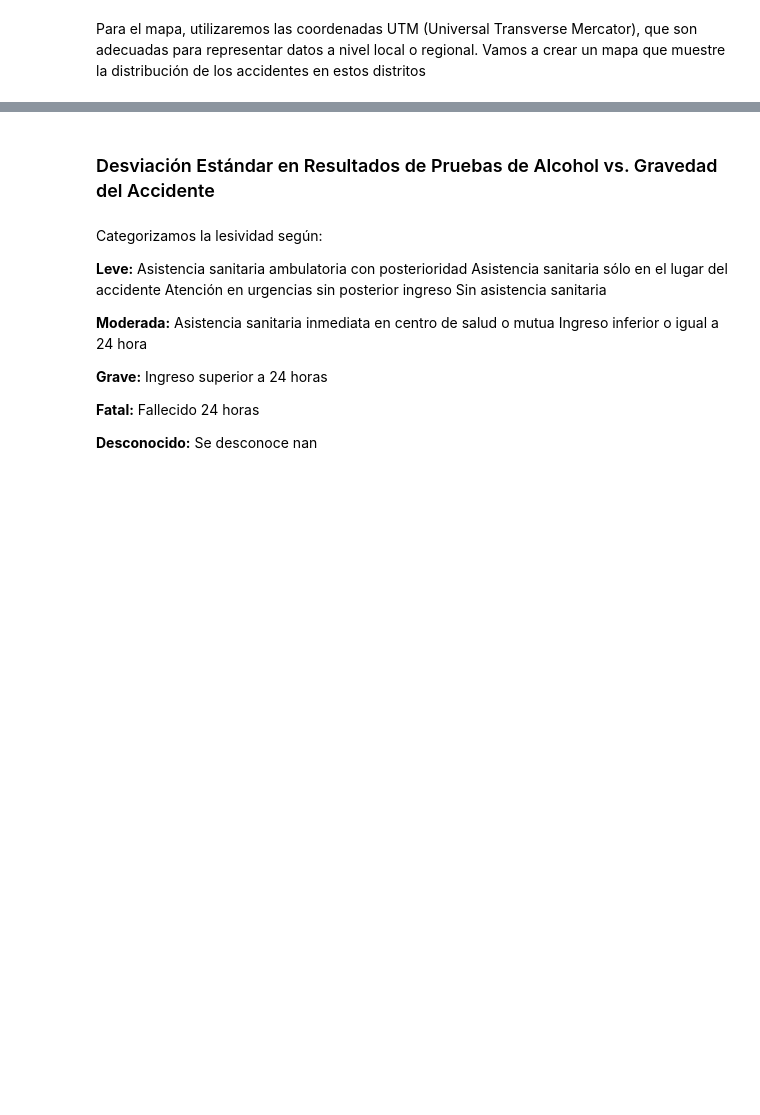
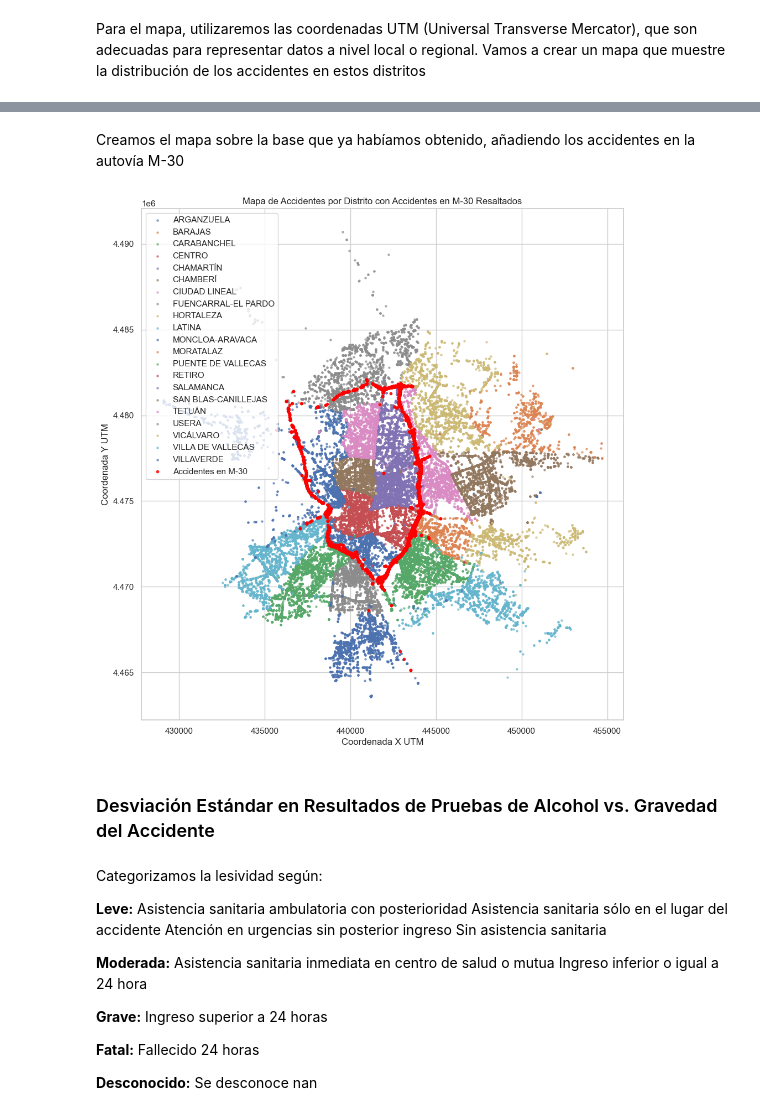
Before and after one commit to lucaramirezo/Traffic-Network-Transparency, a Jupyter notebook: Exploratory-Descriptive_Data_Analysis.ipynb, the cells around one changed output, grey strips where cells are left out. Drawn from its saved outputs; the diff is of its cells as text; code cells hidden in the pictures; blank space fills up the shorter version.

```diff
--- a/Exploratory-Descriptive_Data_Analysis.ipynb
+++ b/Exploratory-Descriptive_Data_Analysis.ipynb
@@ -514,3 +525,26 @@ CRSError: Invalid projection: epsg:25830: (Internal Proj Error: proj_create: SQL
+# %% [markdown]
+Creamos el mapa sobre la base que ya habíamos obtenido, añadiendo los accidentes en la autovía M-30
+# %%
+# Creando la geometría para los accidentes en la M-30
+geometry_m30 = [Point(xy) for xy in zip(accidentes_m30['coordenada_x_utm'], accidentes_m30['coordenada_y_utm'])]
+geo_df_m30 = gpd.GeoDataFrame(accidentes_m30, geometry=geometry_m30)
+
+# Creando un nuevo mapa con la misma base y añadiendo los accidentes de la M-30 en rojo
+fig, ax = plt.subplots(figsize=(12, 12))
+for distrito, df_distrito in geo_df.groupby('distrito'):
+    df_distrito.plot(ax=ax, markersize=5, label=distrito, alpha=0.6)
+
+# Añadiendo los accidentes de la M-30
+geo_df_m30.plot(ax=ax, markersize=10, color="red", label="Accidentes en M-30", alpha=0.8)
+
+ax.set_title("Mapa de Accidentes por Distrito con Accidentes en M-30 Resaltados")
+ax.set_xlabel("Coordenada X UTM")
+ax.set_ylabel("Coordenada Y UTM")
+ax.legend()
+plt.grid(True)
+plt.show()
+# %% [output]
+[figure, added]
 # %% [markdown]
 ### Desviación Estándar en Resultados de Pruebas de Alcohol vs. Gravedad del Accidente
 # %% [markdown]
```
Also changed, not shown: parts of 10 cells of this notebook.
